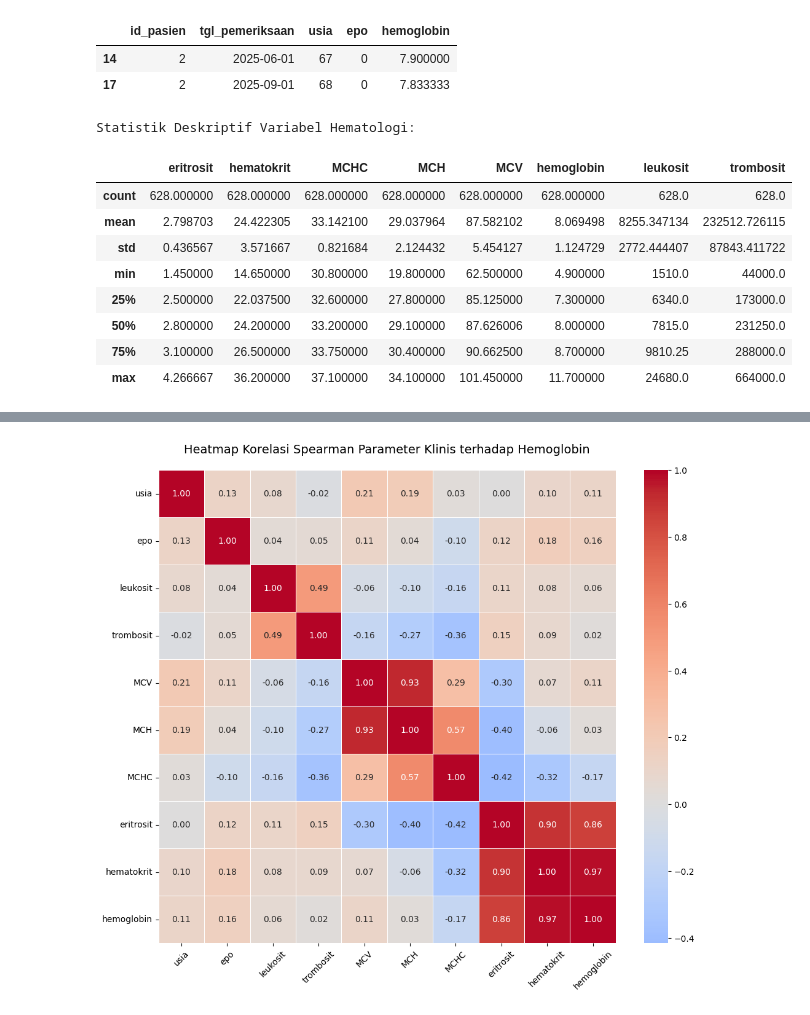
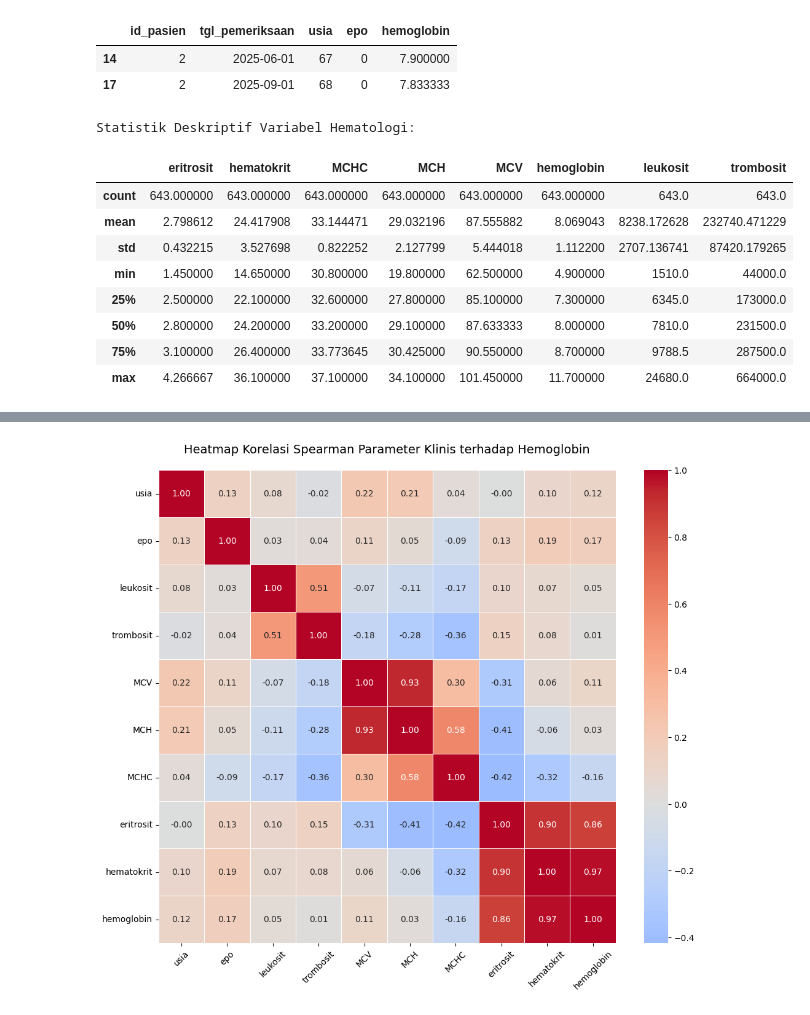
Before and after one commit to airtaprtw/PREDIKSI-KADAR-HB, a Jupyter notebook: notebooks/01_EDA.ipynb, the cells around one changed output, grey strips where cells are left out. Cells and saved outputs as stored; diff of their text form; code cells hidden in the pictures.

```diff
--- a/notebooks/01_EDA.ipynb
+++ b/notebooks/01_EDA.ipynb
@@ -233,0 +311,29 @@ memory usage: 67.0 KB
+# %%
+import pandas as pd
+import numpy as np
+
+df_clean['tgl_pemeriksaan'] = pd.to_datetime(df_clean['tgl_pemeriksaan'])
+
+cols_statis = ['usia', 'jk', 'epo']
+cols_hematologi = ['hemoglobin', 'hematokrit', 'eritrosit', 'MCV', 'MCH', 'MCHC', 'leukosit', 'trombosit']
+all_cols = cols_statis + cols_hematologi
+
+df_complete = (df_clean.groupby('id_pasien')
+                .resample('MS', on='tgl_pemeriksaan')[all_cols]
+                .mean()
+                .reset_index())
+
+for col in cols_statis:
+    df_complete[col] = df_complete.groupby('id_pasien')[col].ffill().bfill()
+
+for col in cols_hematologi:
+    df_complete[col] = df_complete[col].fillna(df_complete.groupby('id_pasien')[col].transform('mean'))
+
+cols_to_int = ['usia', 'jk', 'epo', 'leukosit', 'trombosit']
+for col in cols_to_int:
+    df_complete[col] = df_complete[col].round().astype('Int64')
+
+print(f"Total baris sebelum restorasi: {len(df_clean)}")
+print(f"Total baris setelah restorasi (df_complete): {len(df_complete)}")
+print("\nContoh data hasil restorasi (Cek baris yang tadinya loncat):")
+display(df_complete.head(15))
@@ -392,21 +497,19 @@ Keterangan: Data sudah diringkas menjadi satu baris per bulan (Rata-rata).
 | 14 | 2 | 2025-06-01 | 67 | 0 | 7.900000 |
 | 17 | 2 | 2025-09-01 | 68 | 0 | 7.833333 |
 # %%
-# Memilih kolom hematologi utama sesuai rencana Anda
 cols_hematologi = ['eritrosit', 'hematokrit', 'MCHC', 'MCH', 'MCV', 'hemoglobin', 'leukosit', 'trombosit']
 
-# Menampilkan statistik deskriptif
 print("Statistik Deskriptif Variabel Hematologi:")
-display(df_clean[cols_hematologi].describe())
+display(df_complete[cols_hematologi].describe())
 # %% [output]
 Statistik Deskriptif Variabel Hematologi:
 |  | eritrosit | hematokrit | MCHC | MCH | MCV | hemoglobin | leukosit | trombosit |
-| count | 628.000000 | 628.000000 | 628.000000 | 628.000000 | 628.000000 | 628.000000 | 628.0 | 628.0 |
-| mean | 2.798703 | 24.422305 | 33.142100 | 29.037964 | 87.582102 | 8.069498 | 8255.347134 | 232512.726115 |
-| std | 0.436567 | 3.571667 | 0.821684 | 2.124432 | 5.454127 | 1.124729 | 2772.444407 | 87843.411722 |
+| count | 643.000000 | 643.000000 | 643.000000 | 643.000000 | 643.000000 | 643.000000 | 643.0 | 643.0 |
+| mean | 2.798612 | 24.417908 | 33.144471 | 29.032196 | 87.555882 | 8.069043 | 8238.172628 | 232740.471229 |
+| std | 0.432215 | 3.527698 | 0.822252 | 2.127799 | 5.444018 | 1.112200 | 2707.136741 | 87420.179265 |
 | min | 1.450000 | 14.650000 | 30.800000 | 19.800000 | 62.500000 | 4.900000 | 1510.0 | 44000.0 |
-| 25% | 2.500000 | 22.037500 | 32.600000 | 27.800000 | 85.125000 | 7.300000 | 6340.0 | 173000.0 |
-| 50% | 2.800000 | 24.200000 | 33.200000 | 29.100000 | 87.626006 | 8.000000 | 7815.0 | 231250.0 |
-| 75% | 3.100000 | 26.500000 | 33.750000 | 30.400000 | 90.662500 | 8.700000 | 9810.25 | 288000.0 |
-| max | 4.266667 | 36.200000 | 37.100000 | 34.100000 | 101.450000 | 11.700000 | 24680.0 | 664000.0 |
+| 25% | 2.500000 | 22.100000 | 32.600000 | 27.800000 | 85.100000 | 7.300000 | 6345.0 | 173000.0 |
+| 50% | 2.800000 | 24.200000 | 33.200000 | 29.100000 | 87.633333 | 8.000000 | 7810.0 | 231500.0 |
+| 75% | 3.100000 | 26.400000 | 33.773645 | 30.425000 | 90.550000 | 8.700000 | 9788.5 | 287500.0 |
+| max | 4.266667 | 36.100000 | 37.100000 | 34.100000 | 101.450000 | 11.700000 | 24680.0 | 664000.0 |
 # %%
```
Also changed, not shown: parts of 20 cells of this notebook, 1 other file.
